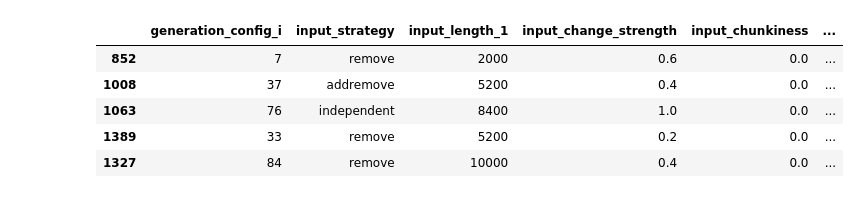
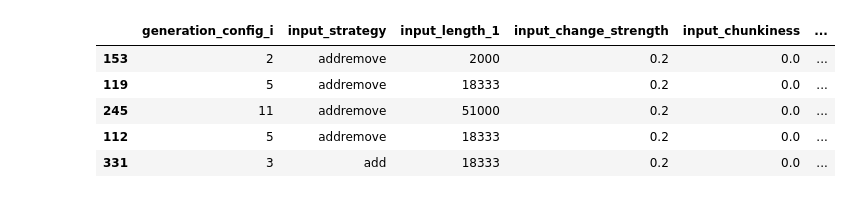
Before and after one commit to tehwalris/mpi-myers-diff, a Jupyter notebook: notebooks/benchmark_analysis_priority_mpi_procs.ipynb, the cells around one changed output. Saved outputs shown, nothing was run; the diff lists cells and outputs as text; code cells hidden in the pictures.

```diff
--- a/notebooks/benchmark_analysis_priority_mpi_procs.ipynb
+++ b/notebooks/benchmark_analysis_priority_mpi_procs.ipynb
@@ -5,15 +5,15 @@ from matplotlib import pyplot as plt
 import seaborn as sns
 import glob
 # %%
-benchmark_results = pd.read_csv('../temp-bench.csv')
+benchmark_results = pd.read_csv('../benchmarks/2020-12-08-priority-frontier-mpi-procs-2.csv')
 benchmark_results.sample(5)
 # %% [output]
 |  | generation_config_i | input_strategy | input_length_1 | input_change_strength | input_chunkiness | ... |
-| 852 | 7 | remove | 2000 | 0.6 | 0.0 | ... |
-| 1008 | 37 | addremove | 5200 | 0.4 | 0.0 | ... |
-| 1063 | 76 | independent | 8400 | 1.0 | 0.0 | ... |
-| 1389 | 33 | remove | 5200 | 0.2 | 0.0 | ... |
-| 1327 | 84 | remove | 10000 | 0.4 | 0.0 | ... |
+| 153 | 2 | addremove | 2000 | 0.2 | 0.0 | ... |
+| 119 | 5 | addremove | 18333 | 0.2 | 0.0 | ... |
+| 245 | 11 | addremove | 51000 | 0.2 | 0.0 | ... |
+| 112 | 5 | addremove | 18333 | 0.2 | 0.0 | ... |
+| 331 | 3 | add | 18333 | 0.2 | 0.0 | ... |
 # %%
 def prepare_plot_data(filter_cb, index):
     temp = benchmark_results.copy()
```
Also changed, not shown: parts of 3 cells of this notebook, 1 other file.
